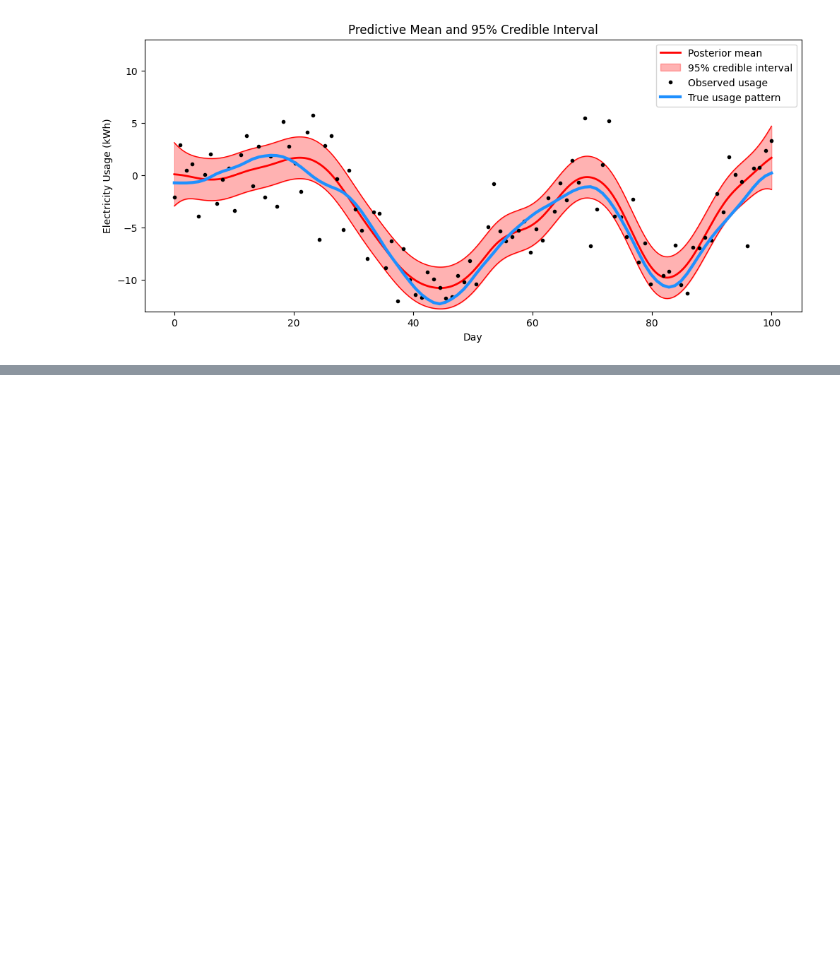
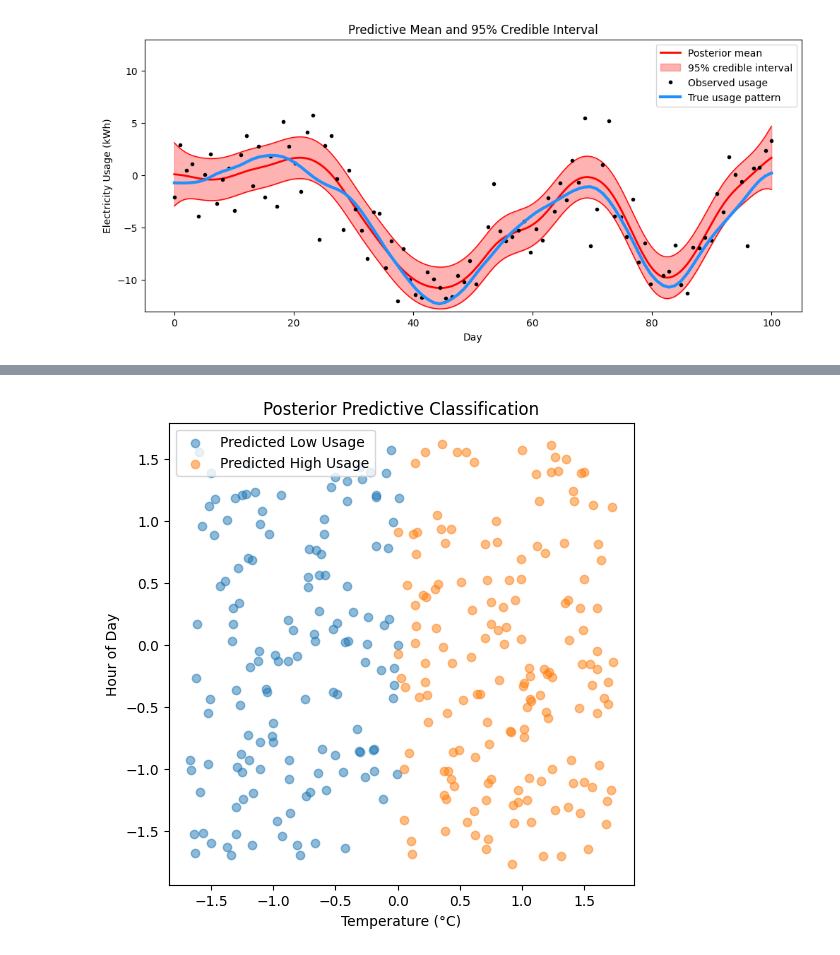
Before and after one commit to danield424/STA365, a Jupyter notebook: W10HW.ipynb, the cells around one changed output, grey strips where cells are left out. Saved outputs shown, nothing was run; the diff lists cells and outputs as text; code cells hidden in the pictures; blank space fills up the shorter version.

```diff
--- a/W10HW.ipynb
+++ b/W10HW.ipynb
@@ -289,0 +282,28 @@ Text(0.5, 1.0, 'ELBO Convergence')
+# %%
+trace = approx.sample(1000)
+
+def sample_posterior_predictive(X_eval, Y_eval, trace, n_hidden=20):
+    coords = {
+        "hidden_layer_1": np.arange(n_hidden),
+        "hidden_layer_2": np.arange(n_hidden),
+        "train_cols": np.arange(X_eval.shape[1]),
+        "obs_id": np.arange(X_eval.shape[0]),
+    }
+
+    with pm.Model(coords=coords):
+        ann_input = X_eval
+        ann_output = Y_eval
+
+        w_in_1 = pm.Flat("w_in_1", dims=("train_cols", "hidden_layer_1"))
+        w_1_2 = pm.Flat("w_1_2", dims=("hidden_layer_1", "hidden_layer_2"))
+        w_2_out = pm.Flat("w_2_out", dims="hidden_layer_2")
+
+        act_1 = pm.math.tanh(pm.math.dot(ann_input, w_in_1))
+        act_2 = pm.math.tanh(pm.math.dot(act_1, w_1_2))
+        act_out = pm.math.sigmoid(pm.math.dot(act_2, w_2_out))
+
+        out = pm.Bernoulli("out", p=act_out, observed=ann_output)
+
+        return pm.sample_posterior_predictive(trace, return_inferencedata=False)
+
+ppc = sample_posterior_predictive(X_test.astype("float64"), Y_test, trace)
@@ -289,0 +313,13 @@ Text(0.5, 1.0, 'ELBO Convergence')
+# %%
+pred_mean = ppc["out"].mean(axis=(0, 1))
+pred = pred_mean > 0.5
+
+plt.figure(figsize=(6, 6))
+plt.scatter(X_test[pred == 0][:, 0], X_test[pred == 0][:, 1], label="Predicted Low Usage", alpha=0.5)
+plt.scatter(X_test[pred == 1][:, 0], X_test[pred == 1][:, 1], label="Predicted High Usage", alpha=0.5)
+plt.xlabel("Temperature (°C)")
+plt.ylabel("Hour of Day")
+plt.title("Posterior Predictive Classification")
+plt.legend();
+# %% [output]
+[figure, added]
```
Also changed, not shown: parts of 10 cells of this notebook.
